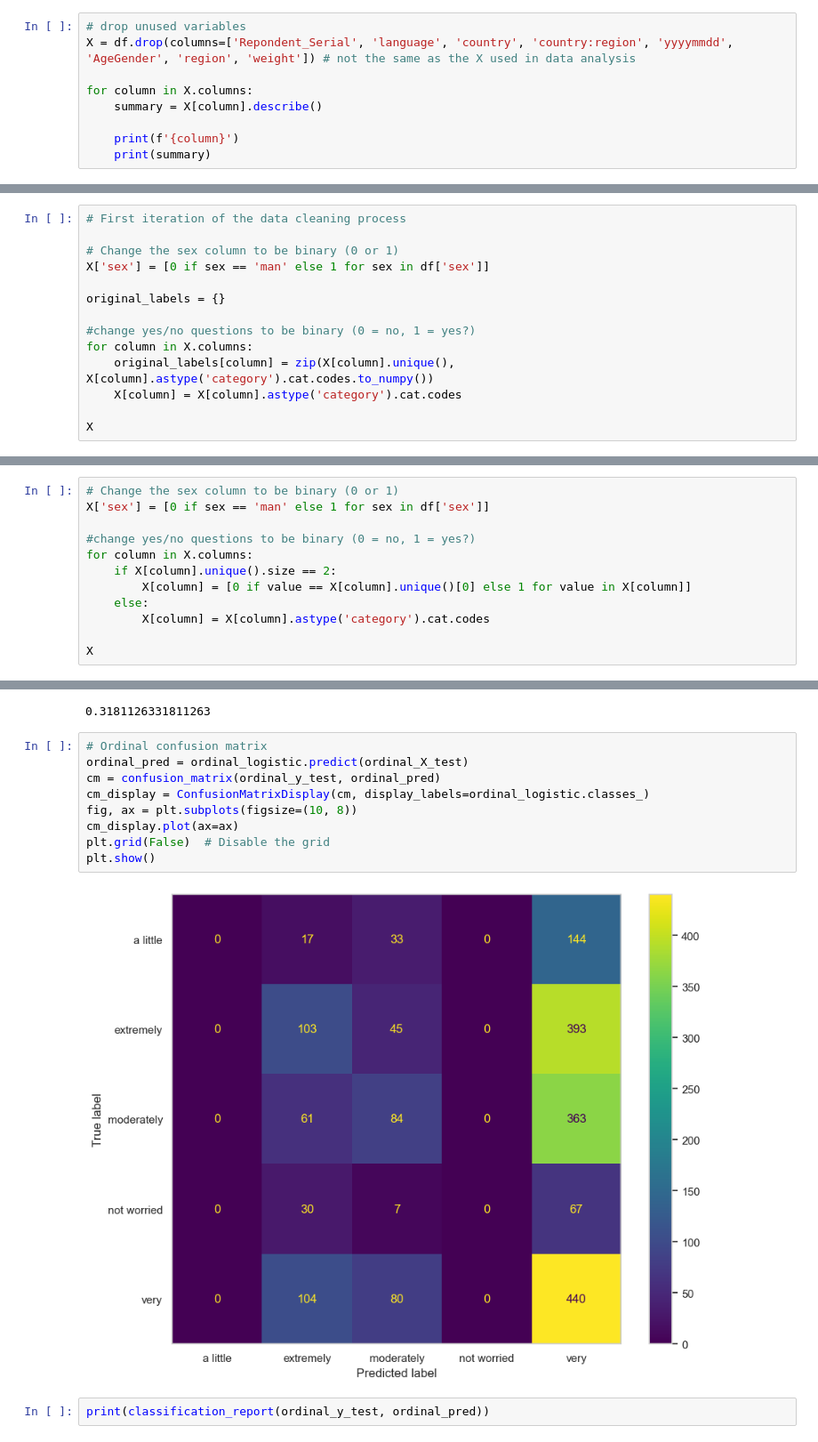
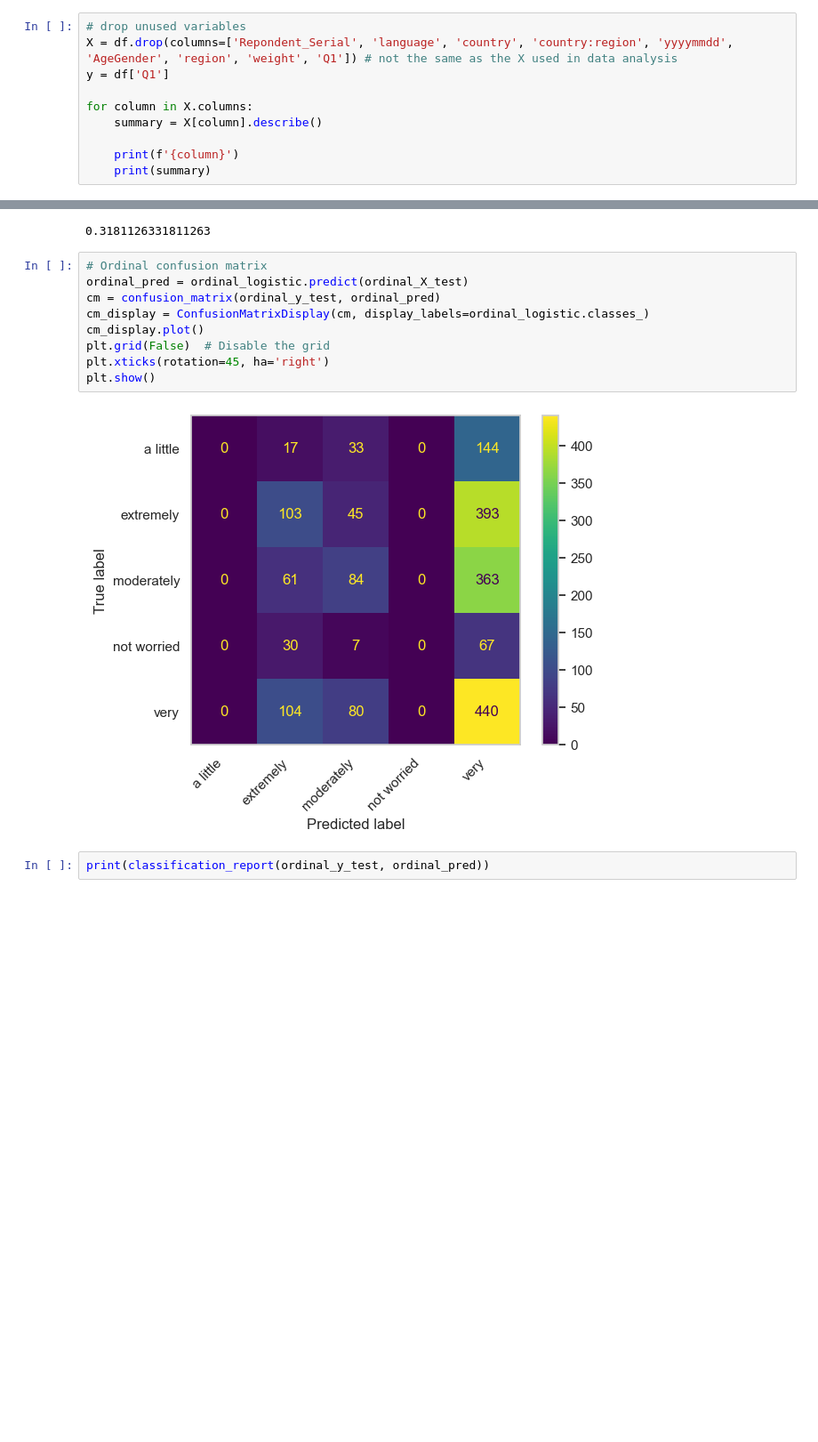
Before and after one commit to jack-rutherford/Climate_Anxiety, a Jupyter notebook: climate_anxiety.ipynb, the cells around one changed output, grey strips where cells are left out. Shown at 89% size. Saved outputs shown, nothing was run; the diff lists cells and outputs as text; blank space fills up the shorter version.

Commit message:
Fixed how confusion matrices were displayed, cleaned up code and compared logistic regression models with class rebalancing and hyperparameter tuning.

```diff
--- a/climate_anxiety.ipynb
+++ b/climate_anxiety.ipynb
@@ -288,7 +286,8 @@ plt.show()
 [figure]
 # %%
 # drop unused variables
-X = df.drop(columns=['Repondent_Serial', 'language', 'country', 'country:region', 'yyyymmdd', 'AgeGender', 'region', 'weight']) # not the same as the X used in data analysis
+X = df.drop(columns=['Repondent_Serial', 'language', 'country', 'country:region', 'yyyymmdd', 'AgeGender', 'region', 'weight', 'Q1']) # not the same as the X used in data analysis
+y = df['Q1']
 
 for column in X.columns:
     summary = X[column].describe()
@@ -393,14 +373,0 @@ before = X['sex'].value_counts()
-# %%
-# First iteration of the data cleaning process
-
-# Change the sex column to be binary (0 or 1)
-X['sex'] = [0 if sex == 'man' else 1 for sex in df['sex']]
-
-original_labels = {}
-
-#change yes/no questions to be binary (0 = no, 1 = yes?)
-for column in X.columns:
-    original_labels[column] = zip(X[column].unique(), X[column].astype('category').cat.codes.to_numpy())
-    X[column] = X[column].astype('category').cat.codes
-
-X
@@ -449,12 +373,0 @@ y = df['Q1']
-# %%
-# Change the sex column to be binary (0 or 1)
-X['sex'] = [0 if sex == 'man' else 1 for sex in df['sex']]
-
-#change yes/no questions to be binary (0 = no, 1 = yes?)
-for column in X.columns:
-    if X[column].unique().size == 2:
-        X[column] = [0 if value == X[column].unique()[0] else 1 for value in X[column]]
-    else:
-        X[column] = X[column].astype('category').cat.codes
-
-X
@@ -634,14 +668,14 @@ ordinal_logistic.score(ordinal_X_test, ordinal_y_test)
 # %%
 # Ordinal confusion matrix
 ordinal_pred = ordinal_logistic.predict(ordinal_X_test)
 cm = confusion_matrix(ordinal_y_test, ordinal_pred)
 cm_display = ConfusionMatrixDisplay(cm, display_labels=ordinal_logistic.classes_)
-fig, ax = plt.subplots(figsize=(10, 8))
-cm_display.plot(ax=ax)
+cm_display.plot()
 plt.grid(False)  # Disable the grid
+plt.xticks(rotation=45, ha='right')
 plt.show()
 # %% [output]
-[figure, old version]
+[figure, new version]
 # %%
 print(classification_report(ordinal_y_test, ordinal_pred))
 # %% [output]
```
Also changed, not shown: parts of 91 cells of this notebook.
